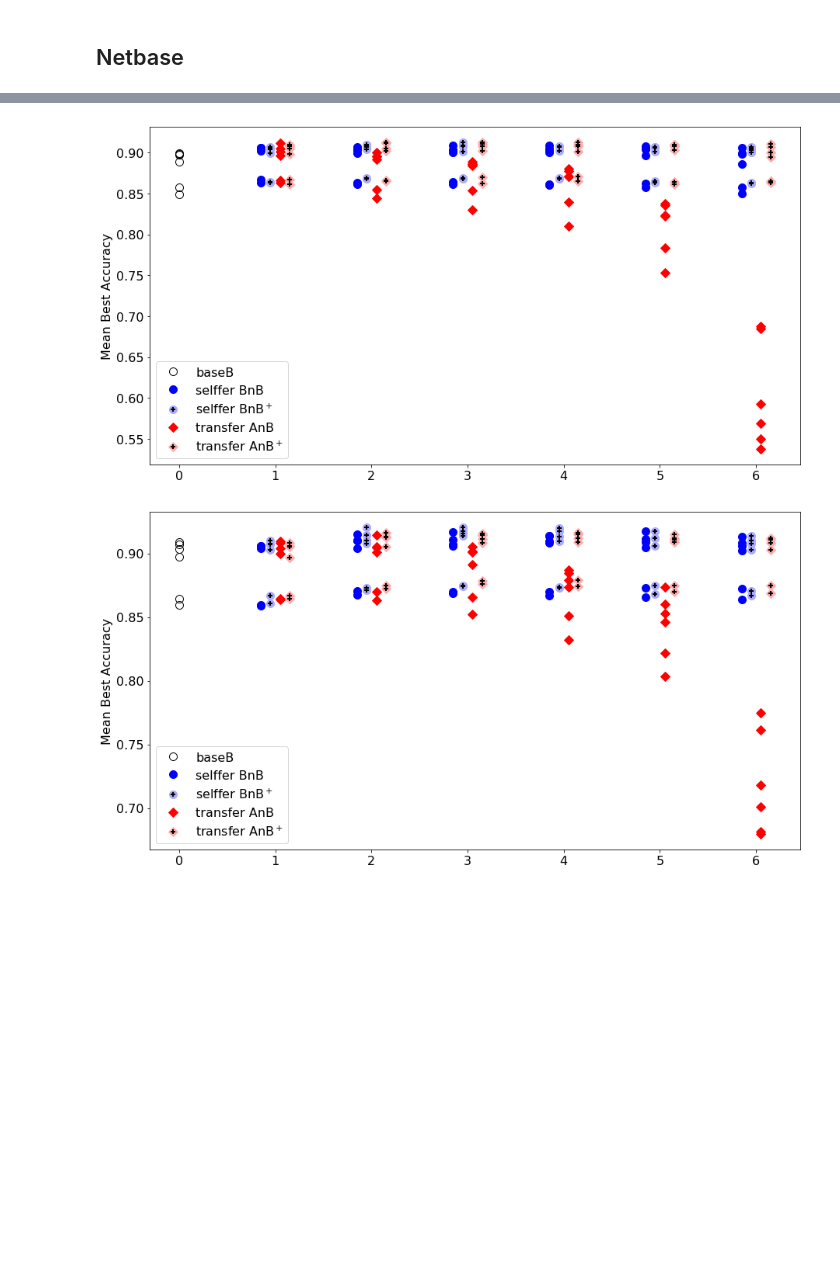
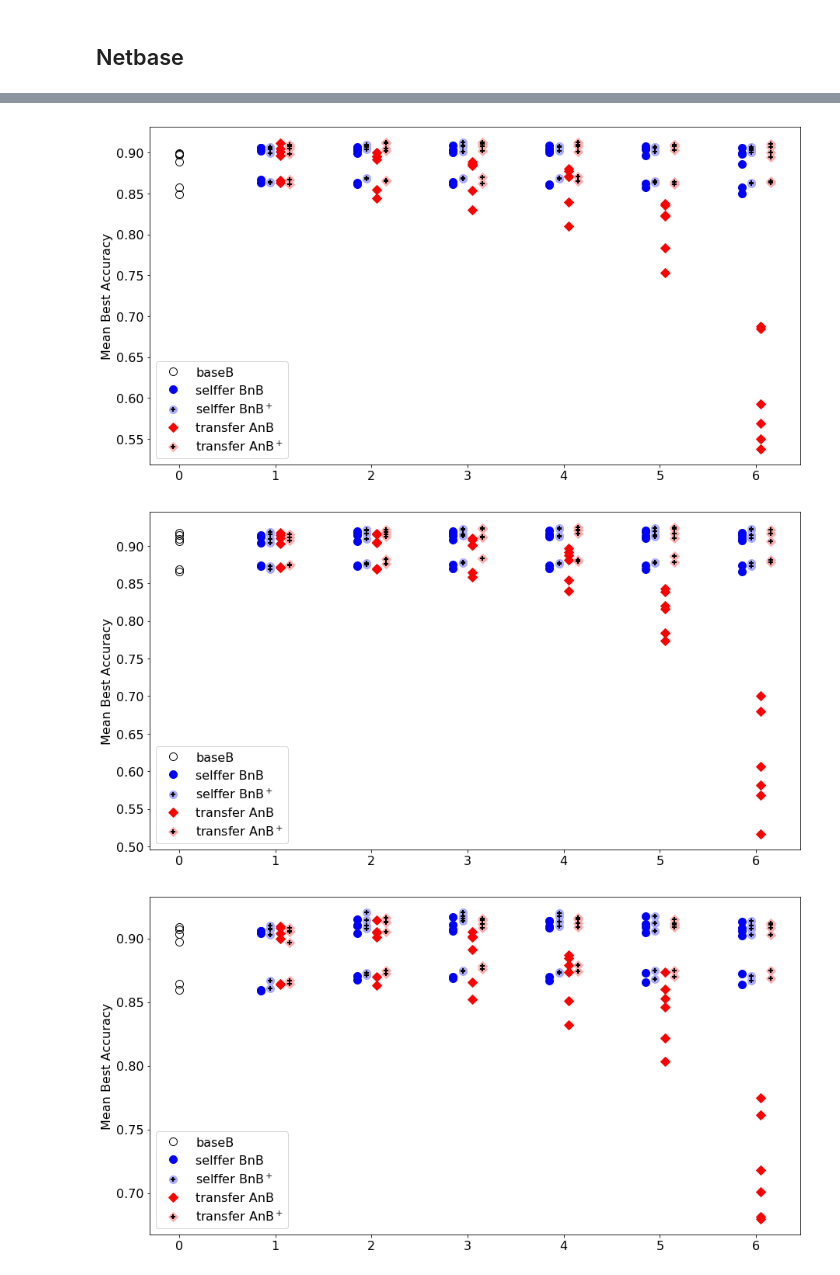
Before and after one commit to akbargumbira/PretrainedFeatureExtraction, a Jupyter notebook: src/transfer_learning/notebook/transfer_learning.ipynb, the cells around one changed output, grey strips where cells are left out. Saved outputs shown, nothing was run; the diff lists cells and outputs as text; code cells hidden in the pictures; blank space fills up the shorter version.

```diff
--- a/src/transfer_learning/notebook/transfer_learning.ipynb
+++ b/src/transfer_learning/notebook/transfer_learning.ipynb
@@ -280,34 +283,36 @@ def plot_result(version=3):
         for key in selffer_ft_acc:
             vals.append(selffer_ft_acc[key][layer-1])
         hh['bft1'],=plt.plot(np.array([layer]*6)-0.05, vals, 'o', color='#aaaaff', markersize=msize)
         hh['bft2'],=plt.plot(np.array([layer]*6)-0.05, vals, '+', color = 'k', mew=2, markersize=msizep)
 
     # Plot the transfer for each layer
     for layer in range(1,7):
         vals = []
         for key in transfer_acc:
             vals.append(transfer_acc[key][layer-1])
         hh['r'],=plt.plot(np.array([layer]*6)+0.05, vals, 'D', color = 'r', markersize=msized)
 
     # Plot the transfer finetuned
     for layer in range(1,7):
         vals = []
         for key in transfer_ft_acc:
             vals.append(transfer_ft_acc[key][layer-1])
         hh['rft1'],=plt.plot(np.array([layer]*6)+0.15, vals, 'D', color = '#ffaaaa', markersize=msized)
         hh['rft2'],=plt.plot(np.array([layer]*6)+0.15, vals, '+', color = 'k', mew=2, markersize=msizep)
 
     plt.ylabel('Mean Best Accuracy')
     plt.legend([hh['k'], hh['b'], (hh['bft1'],hh['bft2']), hh['r'], (hh['rft1'],hh['rft2'])],
            ['baseB', 'selffer BnB', 'selffer BnB$^+$', 'transfer AnB', 'transfer AnB$^+$'],
            loc='lower left', numpoints=1)
     plt.show()
 
 plot_result(version=1)
+plot_result(version=2)
 plot_result(version=3)
 # %% [output]
 [figure]
-[figure, old version]
+[figure, new version]
+[figure, added]
 # %%
 def plot_different_task_result(version=3):
     %matplotlib inline
```
Also changed, not shown: parts of 3 cells of this notebook, 1 other file.
